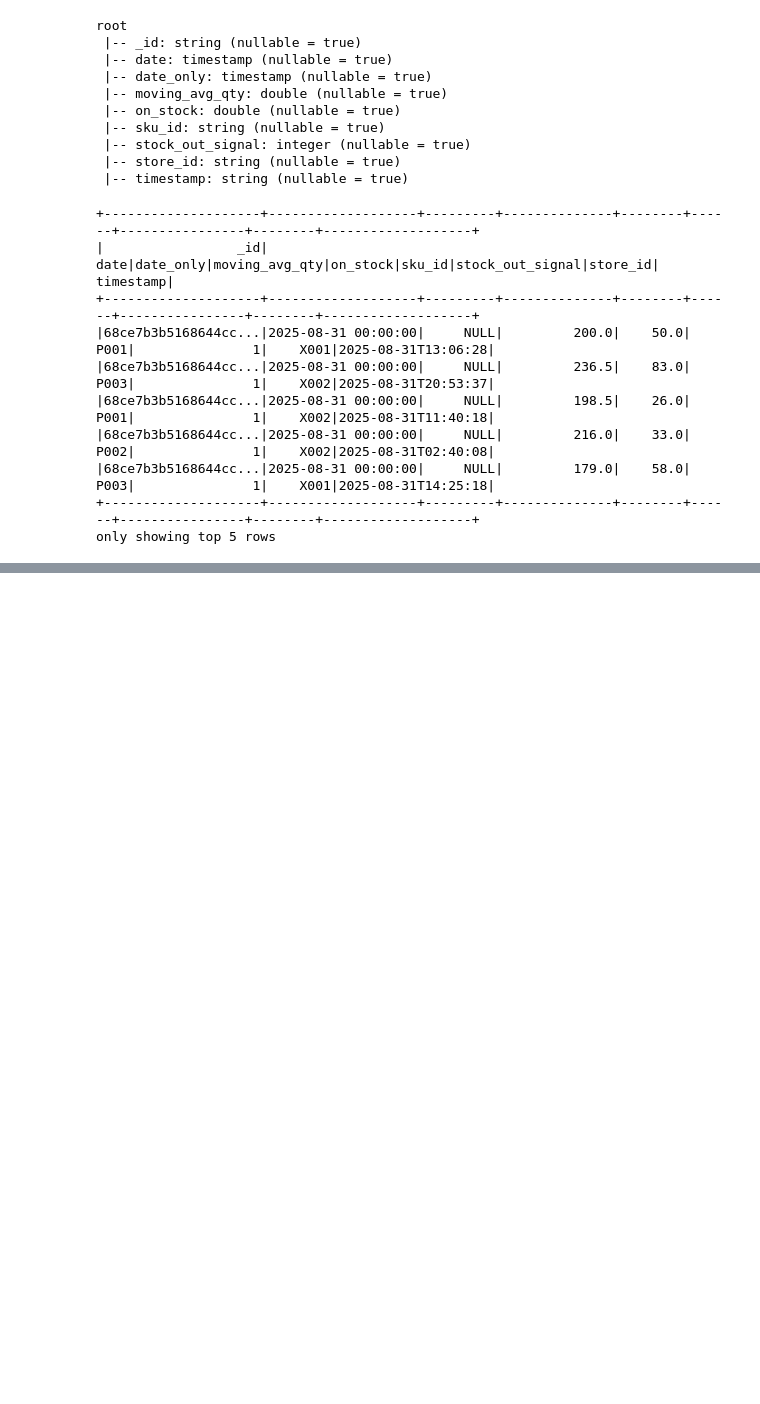
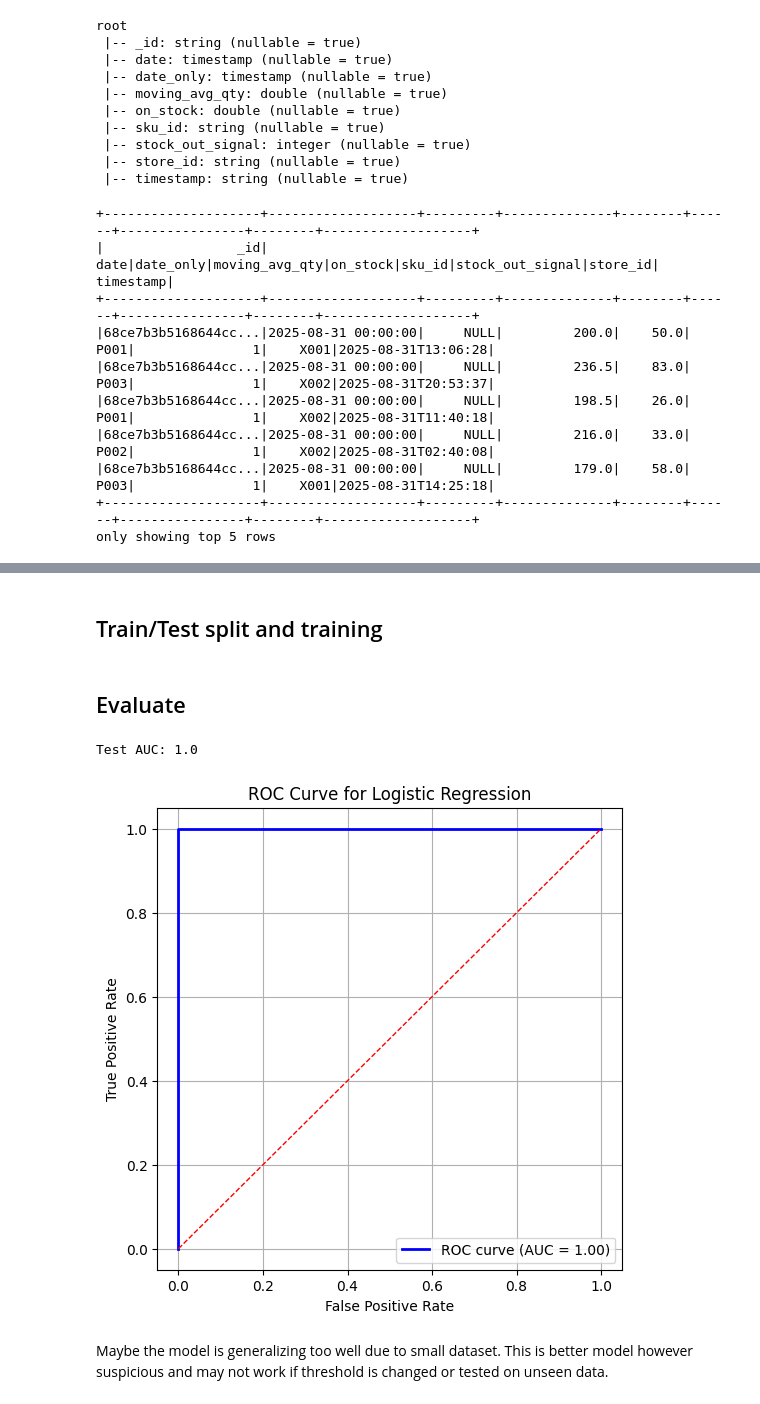
Before and after one commit to prabin466/Nova_retails, a Jupyter notebook: scripts/pipeline.ipynb, the cells around one changed output, grey strips where cells are left out. Cells and saved outputs as stored; diff of their text form; code cells hidden in the pictures; blank space fills up the shorter version.

Commit message:
Add Lr model and scripts to evaluate model

```diff
--- a/scripts/pipeline.ipynb
+++ b/scripts/pipeline.ipynb
@@ -383,0 +430,4 @@ only showing top 5 rows
+# %%
+from pyspark.ml.classification import LogisticRegression
+
+lr = LogisticRegression(featuresCol="features", labelCol="stock_out_signal")
@@ -383,0 +437,45 @@ only showing top 5 rows
+# %%
+from pyspark.ml import Pipeline
+
+pipeline = Pipeline(stages=[sku_indexer, store_indexer, sku_encoder, store_encoder, assembler, lr])
+# %% [markdown]
+## Train/Test split and training
+# %%
+train, test = df.randomSplit([0.8, 0.2], seed=52)
+model = pipeline.fit(train)
+predictions = model.transform(test)
+# %% [markdown]
+## Evaluate
+# %%
+from pyspark.ml.evaluation import BinaryClassificationEvaluator
+
+evaluator = BinaryClassificationEvaluator(labelCol="stock_out_signal", metricName="areaUnderROC")
+auc = evaluator.evaluate(predictions)
+print("Test AUC:", auc)
+# %% [output]
+Test AUC: 1.0
+# %%
+from sklearn.metrics import roc_curve, auc
+import matplotlib.pyplot as plt
+
+# Convert to pandas
+pdf = predictions.select("stock_out_signal", "probability").toPandas()
+y_true = pdf["stock_out_signal"]
+y_scores = pdf["probability"].apply(lambda x: x[1])  # probability of stock-out
+
+fpr, tpr, thresholds = roc_curve(y_true, y_scores)
+roc_auc = auc(fpr, tpr)
+
+plt.figure(figsize=(6,6))
+plt.plot(fpr, tpr, color='blue', lw=2, label=f'ROC curve (AUC = {roc_auc:.2f})')
+plt.plot([0,1], [0,1], color='red', lw=1, linestyle='--')
+plt.xlabel('False Positive Rate')
+plt.ylabel('True Positive Rate')
+plt.title('ROC Curve for Logistic Regression')
+plt.legend(loc='lower right')
+plt.grid(True)
+plt.show()
+# %% [output]
+[figure, added]
+# %% [markdown]
+Maybe the model is generalizing too well due to small dataset. This is better model however suspicious and may not work if threshold is changed or tested on unseen data.
```
Also changed, not shown: parts of 20 cells of this notebook, 1 other file.
